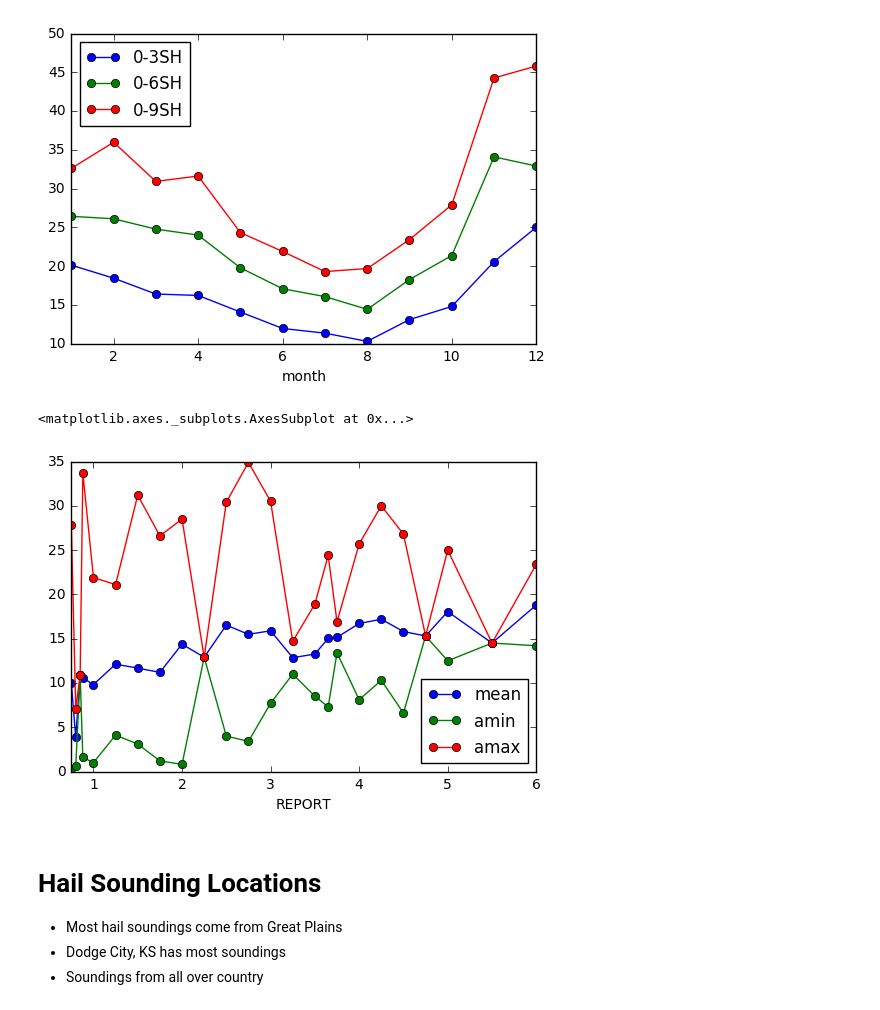
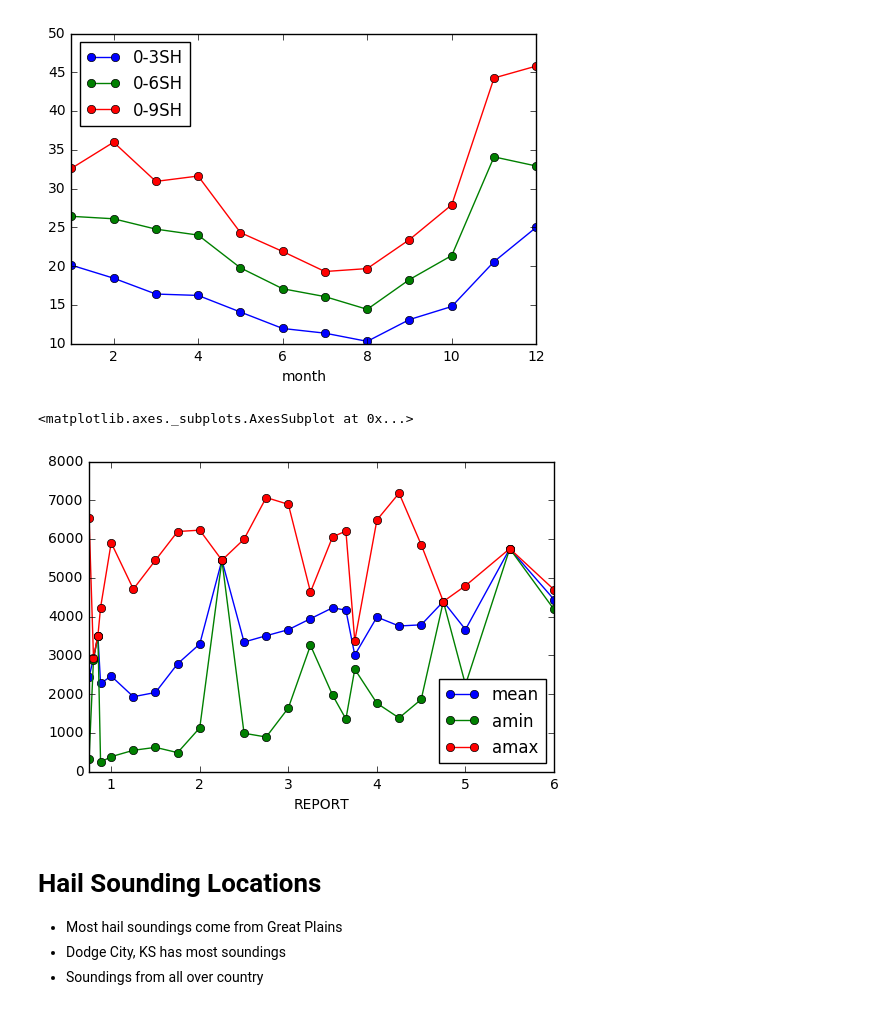
Before and after one commit to djgagne/ou_grad_5203_fall_2016, a Jupyter notebook: gagne_analytics_lecture.ipynb, the cells around one changed output. Cells and saved outputs as stored; diff of their text form; code cells hidden in the pictures.

```diff
--- a/gagne_analytics_lecture.ipynb
+++ b/gagne_analytics_lecture.ipynb
@@ -155,10 +155,10 @@ hail_data.groupby("month").agg(np.mean).plot(y=["0-3SH", "0-6SH", "0-9SH"],
 <matplotlib.axes._subplots.AxesSubplot at 0x...>
 [figure]
 # %%
-hail_data.groupby("REPORT").agg([np.mean, np.min, np.max]).plot(y="0-3SH", marker="o")
+hail_data.groupby("REPORT").agg([np.mean, np.min, np.max]).plot(y="MUCAPE", marker="o")
 # %% [output]
 <matplotlib.axes._subplots.AxesSubplot at 0x...>
-[figure, old version]
+[figure, new version]
 # %% [markdown]
 # Hail Sounding Locations
 * Most hail soundings come from Great Plains
```
Also changed, not shown: parts of 3 cells of this notebook, 1 other file.
